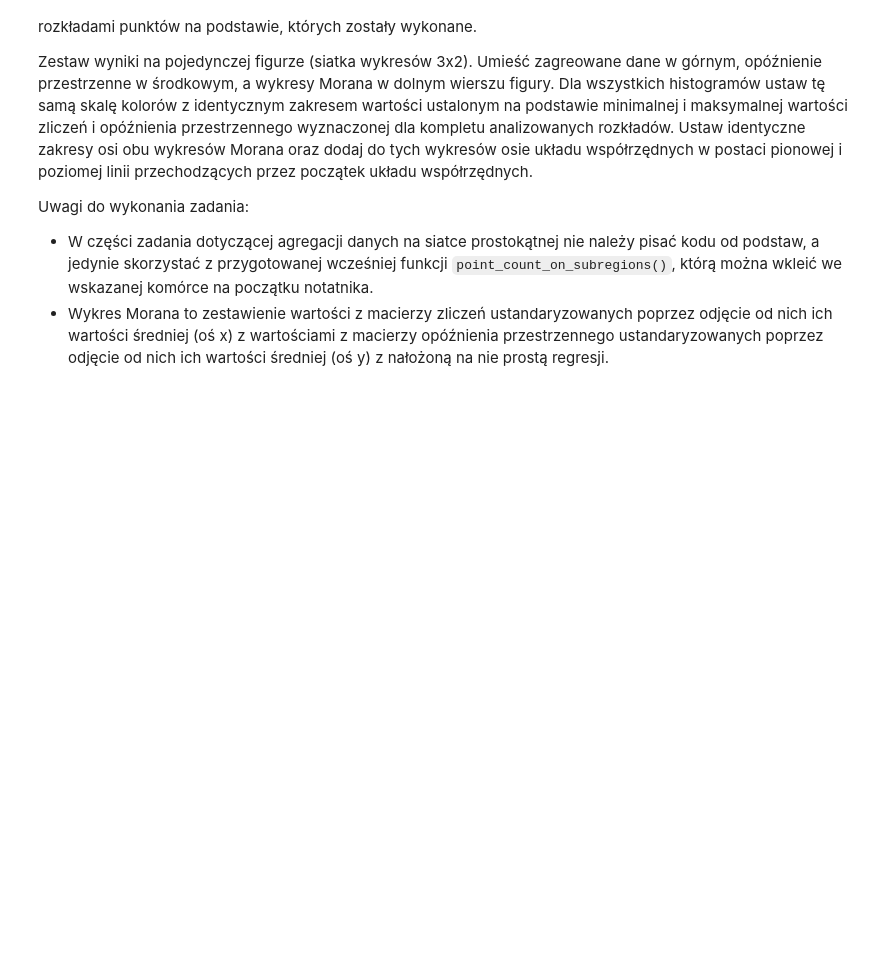
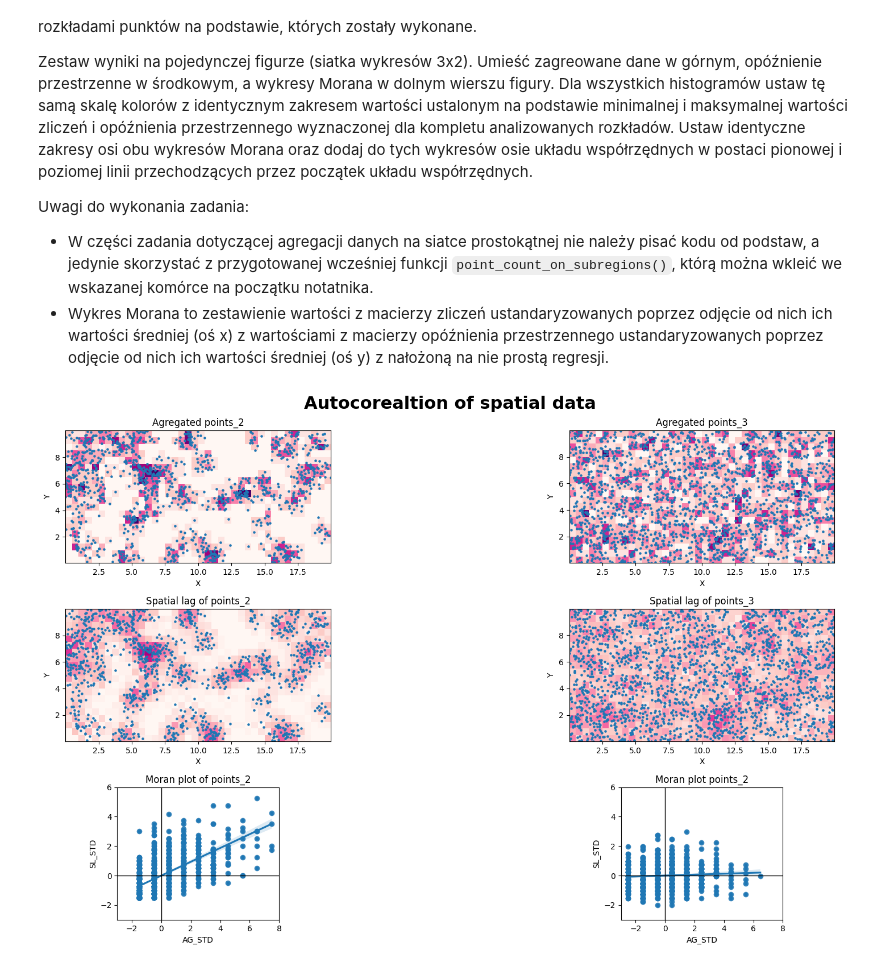
Before and after one commit to zuzannabrauer/spatialDataAnalysis, a Jupyter notebook: ZZ06.ipynb, the cells around one changed output. Drawn from its saved outputs; the diff is of its cells as text; code cells hidden in the pictures; blank space fills up the shorter version.

```diff
--- a/ZZ06.ipynb
+++ b/ZZ06.ipynb
@@ -141,19 +171,7 @@ Schemat generowania tablicy sąsiedztwa:
 ![image.png](attachment:d0bd5a5a-b98c-4007-a244-3c92f2a31c68.png)
 # %%
 def spatial_weights(bin_counts):
-    """
-    Parameters
-    -------
-    bin_counts: array
-        Macierz 2D z liczbą punków przypisanych do każdego z podobszarów.
-
-    Returns
-    -------
-    w: array
-        Macierz 2D zawierająca wagi przestrzenne.
-    """
-    # YOUR CODE HERE
-    raise NotImplementedError()
+    return 0
 # %%
 # Komórka testowa
 test_w = spatial_weights(test_data_2[0])
@@ -239,5 +257,79 @@ Uwagi do wykonania zadania:
 - W części zadania dotyczącej agregacji danych na siatce prostokątnej nie należy pisać kodu od podstaw, a jedynie skorzystać z przygotowanej wcześniej funkcji `point_count_on_subregions()`, którą można wkleić we wskazanej komórce na początku notatnika.
 - Wykres Morana to zestawienie wartości z macierzy zliczeń ustandaryzowanych poprzez odjęcie od nich ich wartości średniej (oś x) z wartościami z macierzy opóźnienia przestrzennego ustandaryzowanych poprzez odjęcie od nich ich wartości średniej (oś y) z nałożoną na nie prostą regresji.
 # %%
-# YOUR CODE HERE
-raise NotImplementedError()
+agregated_data2 = point_count_on_subregions(points_2, [40,20], [0,20], [0,10])
+agregated_data3 = point_count_on_subregions(points_3, [40,20], [0,20], [0,10])
+spatial_weights2 = spatial_weights(agregated_data2[0])
+spatial_weights3 = spatial_weights(agregated_data3[0])
+spatial_lag2 = spatial_lag(agregated_data2)
+spatial_lag3 = spatial_lag(agregated_data3)
+moran_data2 = moran_plot_data(agregated_data2[0], spatial_lag2[0])
+moran_data3 = moran_plot_data(agregated_data3[0], spatial_lag3[0])
+
+min_intensity = np.min([agregated_data2[0], agregated_data3[0] ,spatial_lag2[0], spatial_lag3[0]])
+max_intensity = np.max([agregated_data2[0], agregated_data3[0] ,spatial_lag2[0], spatial_lag3[0]])
+
+figure,axes = plt.subplots(3,2,figsize=(20,10))
+figure.suptitle(t="Autocorealtion of spatial data", size = 22, weight = "bold")
+
+axes[0,0].axis("square")
+axes[0,0].set_title("Agregated points_2")
+axes[0,0].set_xlim(np.min(points_2["X"]),np.max(points_2["X"]))
+axes[0,0].set_ylim(np.min(points_2["Y"]),np.max(points_2["Y"]))
+axes[0,0].pcolormesh(agregated_data2[1], agregated_data2[2], agregated_data2[0], cmap="RdPu", vmin = min_intensity, vmax = max_intensity)
+axes[0,0].scatter(x=points_2["X"], y = points_2["Y"],s = 5)
+axes[0,0].set_xlabel("X")
+axes[0,0].set_ylabel("Y")
+
+axes[0,1].axis("square")
+axes[0,1].set_title("Agregated points_3")
+axes[0,1].set_xlim(np.min(points_3["X"]),np.max(points_3["X"]))
+axes[0,1].set_ylim(np.min(points_3["Y"]),np.max(points_3["Y"]))
+axes[0,1].pcolormesh(agregated_data3[1], agregated_data3[2], agregated_data3[0], cmap="RdPu", vmin = min_intensity, vmax = max_intensity)
+axes[0,1].scatter(x=points_3["X"], y = points_3["Y"],s = 5)
+axes[0,1].set_xlabel("X")
+axes[0,1].set_ylabel("Y")
+
+axes[1,0].axis("square")
+axes[1,0].set_title("Spatial lag of points_2")
+axes[1,0].set_xlim(np.min(points_2["X"]),np.max(points_2["X"]))
+axes[1,0].set_ylim(np.min(points_2["Y"]),np.max(points_2["Y"]))
+axes[1,0].pcolormesh(spatial_lag2[1], spatial_lag2[2], spatial_lag2[0], cmap="RdPu", vmin = min_intensity, vmax = max_intensity)
+axes[1,0].scatter(x=points_2["X"], y = points_2["Y"],s = 5)
+axes[1,0].set_xlabel("X")
+axes[1,0].set_ylabel("Y")
+
+axes[1,1].axis("square")
+axes[1,1].set_title("Spatial lag of points_3")
+axes[1,1].set_xlim(np.min(points_3["X"]),np.max(points_3["X"]))
+axes[1,1].set_ylim(np.min(points_3["Y"]),np.max(points_3["Y"]))
+axes[1,1].pcolormesh(spatial_lag3[1], spatial_lag3[2], spatial_lag3[0], cmap="RdPu", vmin = min_intensity, vmax = max_intensity)
+axes[1,1].scatter(x=points_3["X"], y = points_3["Y"],s = 5)
+axes[1,1].set_xlabel("X")
+axes[1,1].set_ylabel("Y")
+
+axes[2,0].axis("square")
+axes[2,0].set_title("Moran plot of points_2")
+axes[2,0].set_xlim([-3,8])
+axes[2,0].set_ylim([-3,6])
+sns.scatterplot(data=moran_data2, x="AG_STD", y="SL_STD", ax=axes[2,0], s=20, linewidth=0)
+sns.regplot(data=moran_data2, x="AG_STD", y="SL_STD", ax=axes[2,0])
+axes[2,0].set_xlabel("AG_STD")
+axes[2,0].set_ylabel("SL_STD")
+axes[2,0].axvline(x=0, color='black', linewidth = 1)
+axes[2,0].axhline(y=0, color='black', linewidth = 1)
+
+axes[2,1].axis("square")
+axes[2,1].set_title("Moran plot points_2")
+axes[2,1].set_xlim([-3,8])
+axes[2,1].set_ylim([-3,6])
+sns.scatterplot(data=moran_data3, x="AG_STD", y="SL_STD", ax=axes[2,1], s=20, linewidth=0)
+sns.regplot(data=moran_data3, x="AG_STD", y="SL_STD", ax=axes[2,1])
+axes[2,1].set_xlabel("AG_STD")
+axes[2,1].set_ylabel("SL_STD")
+axes[2,1].axvline(x=0, color='black', linewidth = 1)
+axes[2,1].axhline(y=0, color='black', linewidth = 1)
+
+figure.tight_layout()
+# %% [output]
+[figure, added]
```
Also changed, not shown: parts of 4 cells of this notebook.
